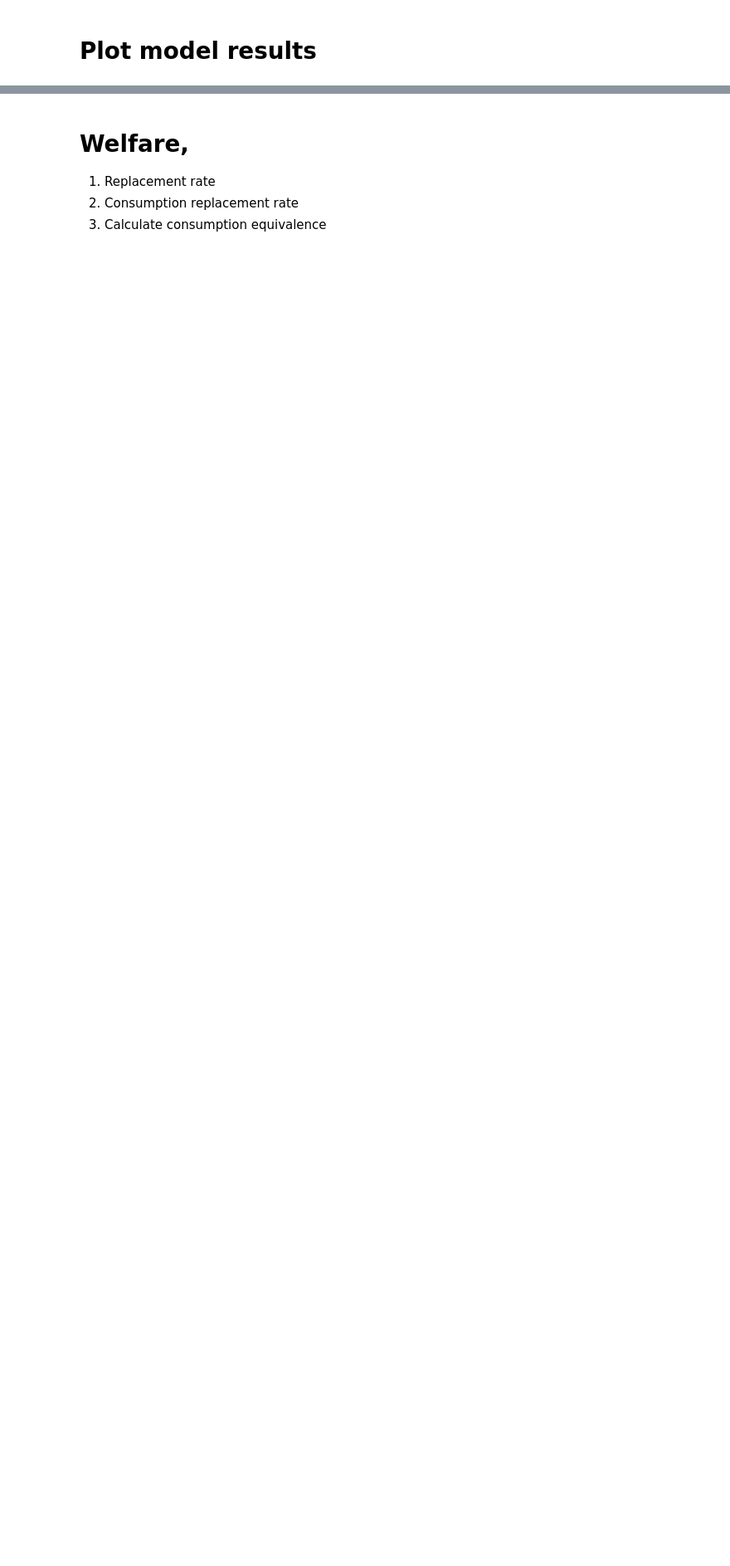
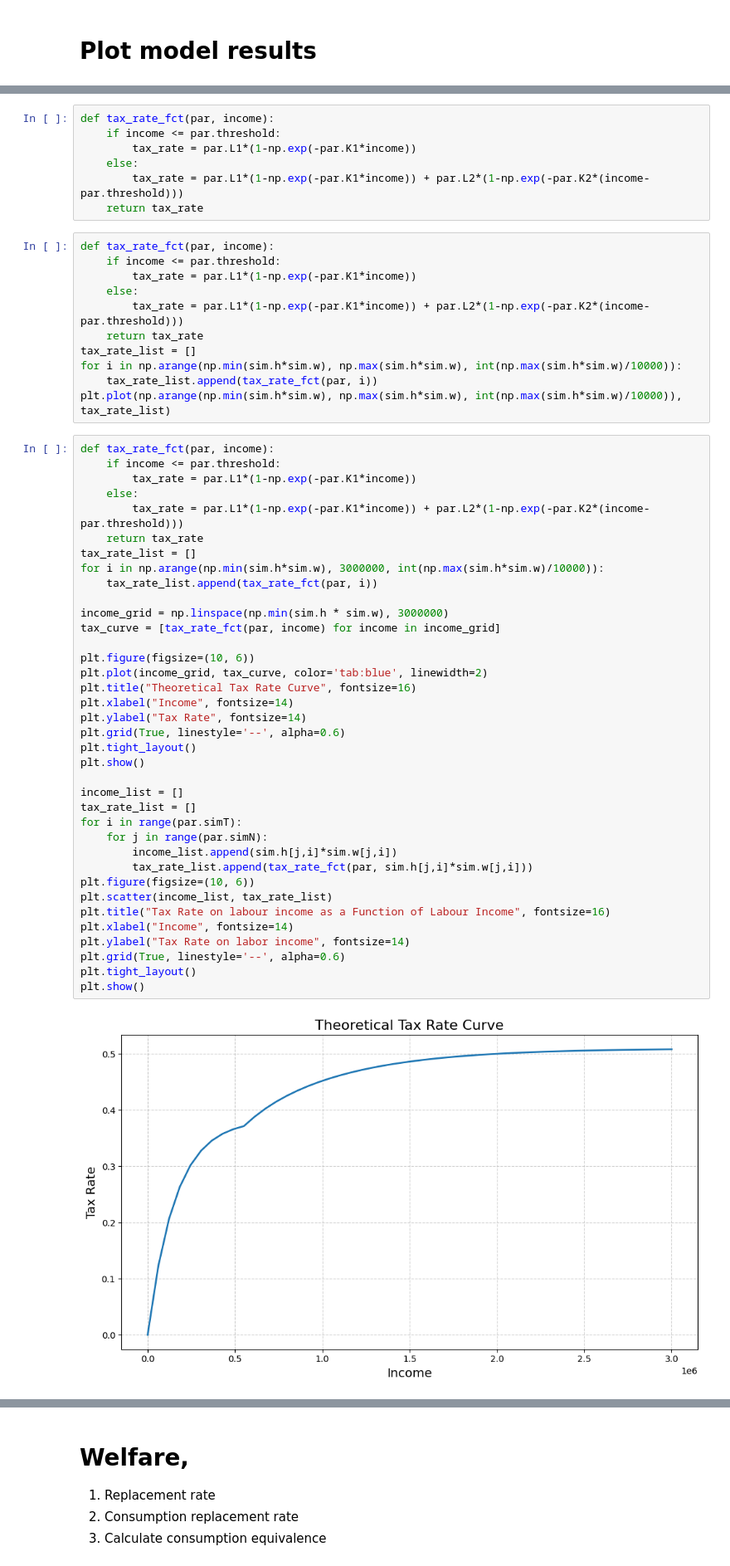
Before and after one commit to math869c/Design_retirement, a Jupyter notebook: run_model.ipynb, the cells around one changed output, grey strips where cells are left out. Shown at 83% size. Cells and saved outputs as stored; diff of their text form; blank space fills up the shorter version.

```diff
--- a/run_model.ipynb
+++ b/run_model.ipynb
@@ -181,0 +195,57 @@ plt.show()
+# %%
+def tax_rate_fct(par, income):
+    if income <= par.threshold:
+        tax_rate = par.L1*(1-np.exp(-par.K1*income))
+    else:
+        tax_rate = par.L1*(1-np.exp(-par.K1*income)) + par.L2*(1-np.exp(-par.K2*(income-par.threshold)))
+    return tax_rate
+# %%
+def tax_rate_fct(par, income):
+    if income <= par.threshold:
+        tax_rate = par.L1*(1-np.exp(-par.K1*income))
+    else:
+        tax_rate = par.L1*(1-np.exp(-par.K1*income)) + par.L2*(1-np.exp(-par.K2*(income-par.threshold)))
+    return tax_rate
+tax_rate_list = []
+for i in np.arange(np.min(sim.h*sim.w), np.max(sim.h*sim.w), int(np.max(sim.h*sim.w)/10000)):
+    tax_rate_list.append(tax_rate_fct(par, i))
+plt.plot(np.arange(np.min(sim.h*sim.w), np.max(sim.h*sim.w), int(np.max(sim.h*sim.w)/10000)), tax_rate_list)
+# %%
+def tax_rate_fct(par, income):
+    if income <= par.threshold:
+        tax_rate = par.L1*(1-np.exp(-par.K1*income))
+    else:
+        tax_rate = par.L1*(1-np.exp(-par.K1*income)) + par.L2*(1-np.exp(-par.K2*(income-par.threshold)))
+    return tax_rate
+tax_rate_list = []
+for i in np.arange(np.min(sim.h*sim.w), 3000000, int(np.max(sim.h*sim.w)/10000)):
+    tax_rate_list.append(tax_rate_fct(par, i))
+
+income_grid = np.linspace(np.min(sim.h * sim.w), 3000000)
+tax_curve = [tax_rate_fct(par, income) for income in income_grid]
+
+plt.figure(figsize=(10, 6))
+plt.plot(income_grid, tax_curve, color='tab:blue', linewidth=2)
+plt.title("Theoretical Tax Rate Curve", fontsize=16)
+plt.xlabel("Income", fontsize=14)
+plt.ylabel("Tax Rate", fontsize=14)
+plt.grid(True, linestyle='--', alpha=0.6)
+plt.tight_layout()
+plt.show()
+
+income_list = []
+tax_rate_list = []
+for i in range(par.simT):
+    for j in range(par.simN):
+        income_list.append(sim.h[j,i]*sim.w[j,i])
+        tax_rate_list.append(tax_rate_fct(par, sim.h[j,i]*sim.w[j,i]))
+plt.figure(figsize=(10, 6))
+plt.scatter(income_list, tax_rate_list)
+plt.title("Tax Rate on labour income as a Function of Labour Income", fontsize=16)
+plt.xlabel("Income", fontsize=14)
+plt.ylabel("Tax Rate on labor income", fontsize=14)
+plt.grid(True, linestyle='--', alpha=0.6)
+plt.tight_layout()
+plt.show()
+# %% [output]
+[figure, added]
```
Also changed, not shown: parts of 8 cells of this notebook, 2 other files.
